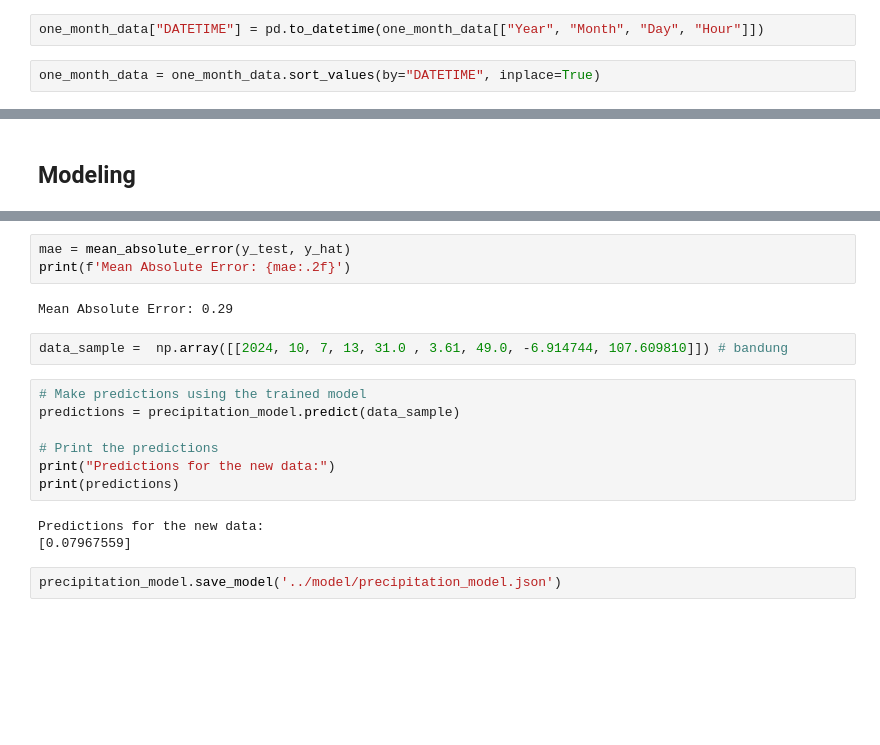
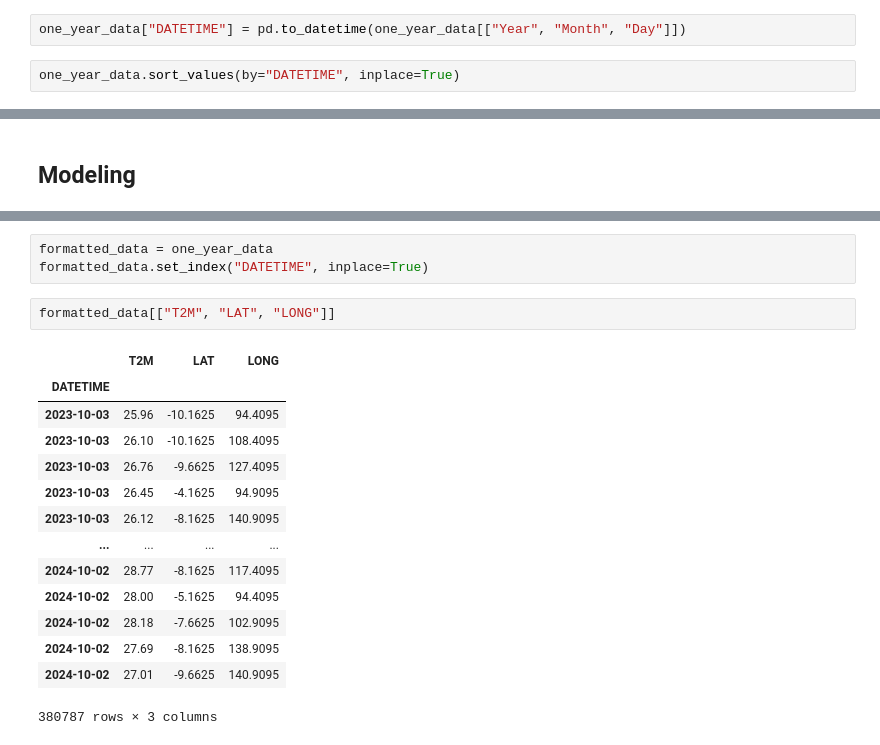
Before and after one commit to TerraFarm-TaniMakmur88/TerraFarm_ML, a Jupyter notebook: notebooks/forecasting.ipynb, the cells around one changed output, grey strips where cells are left out. Cells and saved outputs as stored; diff of their text form; blank space fills up the shorter version.

```diff
--- a/notebooks/forecasting.ipynb
+++ b/notebooks/forecasting.ipynb
@@ -79,4 +45,4 @@ one_month_data
 # %%
-one_month_data["DATETIME"] = pd.to_datetime(one_month_data[["Year", "Month", "Day", "Hour"]])
+one_year_data["DATETIME"] = pd.to_datetime(one_year_data[["Year", "Month", "Day"]])
 # %%
-one_month_data = one_month_data.sort_values(by="DATETIME", inplace=True)
+one_year_data.sort_values(by="DATETIME", inplace=True)
@@ -271,19 +58,20 @@ y_hat = precipitation_model.predict(X_test)
-# %%
-mae = mean_absolute_error(y_test, y_hat)
-print(f'Mean Absolute Error: {mae:.2f}')
-# %% [output]
-Mean Absolute Error: 0.29
-# %%
-data_sample =  np.array([[2024, 10, 7, 13, 31.0 , 3.61, 49.0, -6.914744, 107.609810]]) # bandung
-# %%
-# Make predictions using the trained model
-predictions = precipitation_model.predict(data_sample)
-
-# Print the predictions
-print("Predictions for the new data:")
-print(predictions)
-# %% [output]
-Predictions for the new data:
-[0.07967559]
-# %%
-precipitation_model.save_model('../model/precipitation_model.json')
+# %%
+formatted_data = one_year_data
+formatted_data.set_index("DATETIME", inplace=True)
+# %%
+formatted_data[["T2M", "LAT", "LONG"]]
+# %% [output]
+|  | T2M | LAT | LONG |
+| DATETIME |  |  |  |
+| 2023-10-03 | 25.96 | -10.1625 | 94.4095 |
+| 2023-10-03 | 26.10 | -10.1625 | 108.4095 |
+| 2023-10-03 | 26.76 | -9.6625 | 127.4095 |
+| 2023-10-03 | 26.45 | -4.1625 | 94.9095 |
+| 2023-10-03 | 26.12 | -8.1625 | 140.9095 |
+| ... | ... | ... | ... |
+| 2024-10-02 | 28.77 | -8.1625 | 117.4095 |
+| 2024-10-02 | 28.00 | -5.1625 | 94.4095 |
+| 2024-10-02 | 28.18 | -7.6625 | 102.9095 |
+| 2024-10-02 | 27.69 | -8.1625 | 138.9095 |
+| 2024-10-02 | 27.01 | -9.6625 | 140.9095 |
+380787 rows × 3 columns
```
Also changed, not shown: parts of 102 cells of this notebook, 3 other files.
